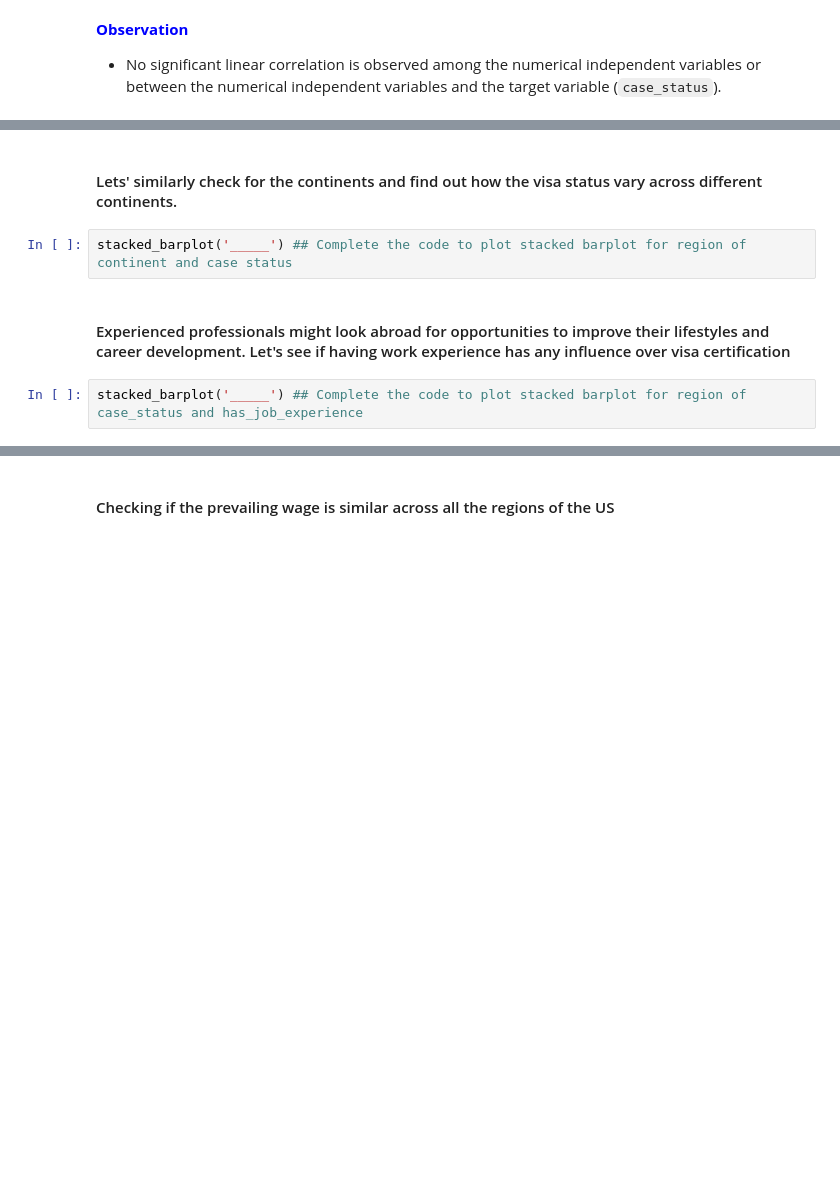
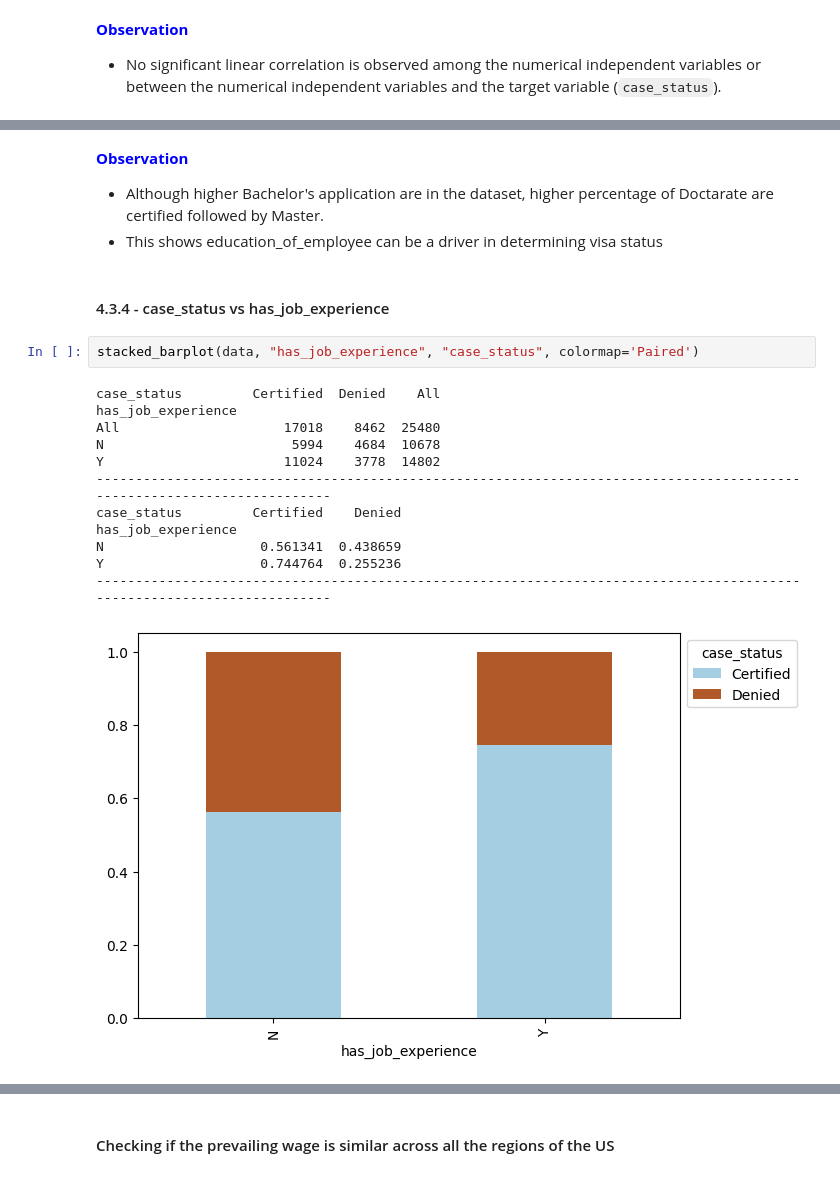
Before and after one commit to RashmiJK/PGP-AIML-EasyVisa-AML, a Jupyter notebook: easyvisa_modeling.ipynb, the cells around one changed output, grey strips where cells are left out. Saved outputs shown, nothing was run; the diff lists cells and outputs as text; blank space fills up the shorter version.

```diff
--- a/easyvisa_modeling.ipynb
+++ b/easyvisa_modeling.ipynb
@@ -648,8 +693,21 @@ stacked_barplot(data, "education_of_employee", "case_status")
-# %% [markdown]
-#### Lets' similarly check for the continents and find out how the visa status vary across different continents.
-# %%
-stacked_barplot('_____') ## Complete the code to plot stacked barplot for region of continent and case status
+# %% [markdown]
+<span style="color: blue;">**Observation**</span>
+* Although higher Bachelor's application are in the dataset, higher percentage of Doctarate are certified followed by Master.
+* This shows education_of_employee can be a driver in determining visa status
 # %% [markdown]
-#### Experienced professionals might look abroad for opportunities to improve their lifestyles and career development. Let's see if having work experience has any influence over visa certification
+#### 4.3.4 - case_status vs has_job_experience
 # %%
-stacked_barplot('_____') ## Complete the code to plot stacked barplot for region of case_status and has_job_experience
+stacked_barplot(data, "has_job_experience", "case_status", colormap='Paired')
+# %% [output]
+case_status         Certified  Denied    All
+has_job_experience
+All                     17018    8462  25480
+N                        5994    4684  10678
+Y                       11024    3778  14802
+------------------------------------------------------------------------------------------------------------------------
+case_status         Certified    Denied
+has_job_experience
+N                    0.561341  0.438659
+Y                    0.744764  0.255236
+------------------------------------------------------------------------------------------------------------------------
+[figure, added]
```
Also changed, not shown: parts of 19 cells of this notebook.
